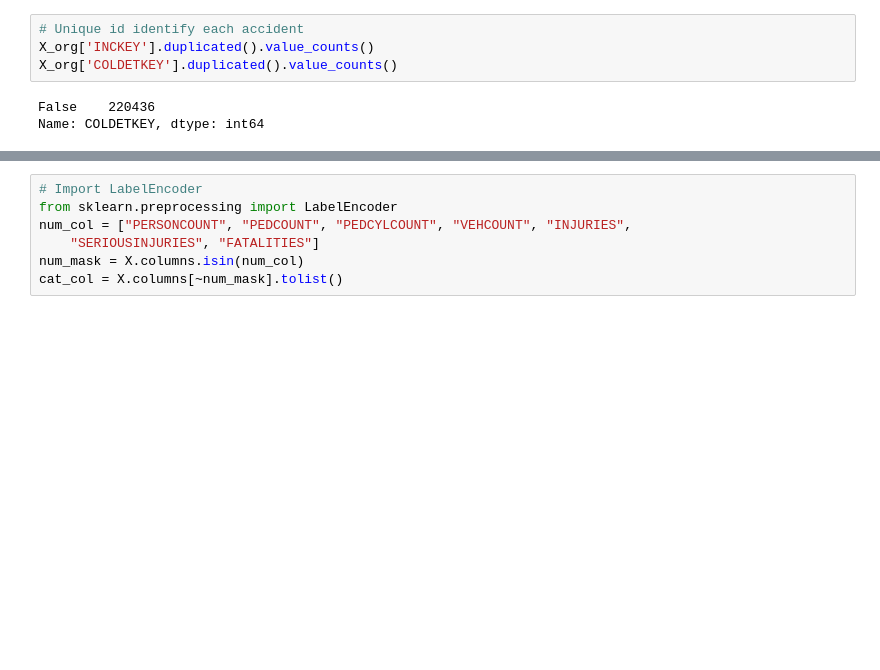
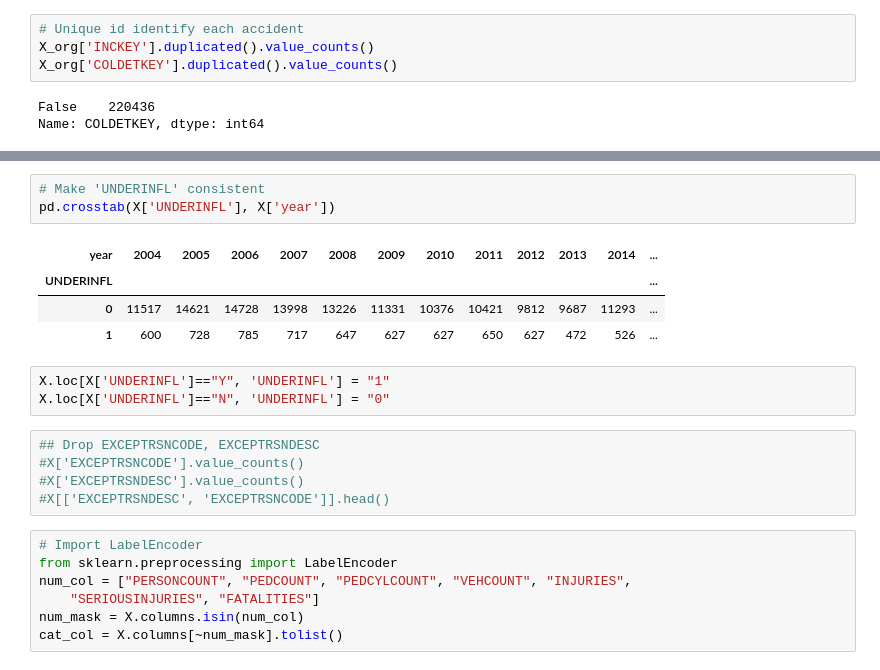
Before and after one commit to DataCircles/traffic_collisions_ml_team2, a Jupyter notebook: ou/base_model.ipynb, the cells around one changed output, grey strips where cells are left out. Cells and saved outputs as stored; diff of their text form; blank space fills up the shorter version.

```diff
--- a/ou/base_model.ipynb
+++ b/ou/base_model.ipynb
@@ -49,3 +104,19 @@ X = X_org[['SEVERITYDESC', 'ADDRTYPE', 'EXCEPTRSNCODE', 'EXCEPTRSNDESC', 'COLLIS
+# %%
+# Make 'UNDERINFL' consistent
+pd.crosstab(X['UNDERINFL'], X['year'])
+# %% [output]
+| year | 2004 | 2005 | 2006 | 2007 | 2008 | 2009 | 2010 | 2011 | 2012 | 2013 | 2014 | ... |
+| UNDERINFL |  |  |  |  |  |  |  |  |  |  |  | ... |
+| 0 | 11517 | 14621 | 14728 | 13998 | 13226 | 11331 | 10376 | 10421 | 9812 | 9687 | 11293 | ... |
+| 1 | 600 | 728 | 785 | 717 | 647 | 627 | 627 | 650 | 627 | 472 | 526 | ... |
+# %%
+X.loc[X['UNDERINFL']=="Y", 'UNDERINFL'] = "1"
+X.loc[X['UNDERINFL']=="N", 'UNDERINFL'] = "0"
+# %%
+## Drop EXCEPTRSNCODE, EXCEPTRSNDESC
+#X['EXCEPTRSNCODE'].value_counts()
+#X['EXCEPTRSNDESC'].value_counts()
+#X[['EXCEPTRSNDESC', 'EXCEPTRSNCODE']].head()
 # %%
 # Import LabelEncoder
 from sklearn.preprocessing import LabelEncoder
```
Also changed, not shown: parts of 19 cells of this notebook, 1 other file.
